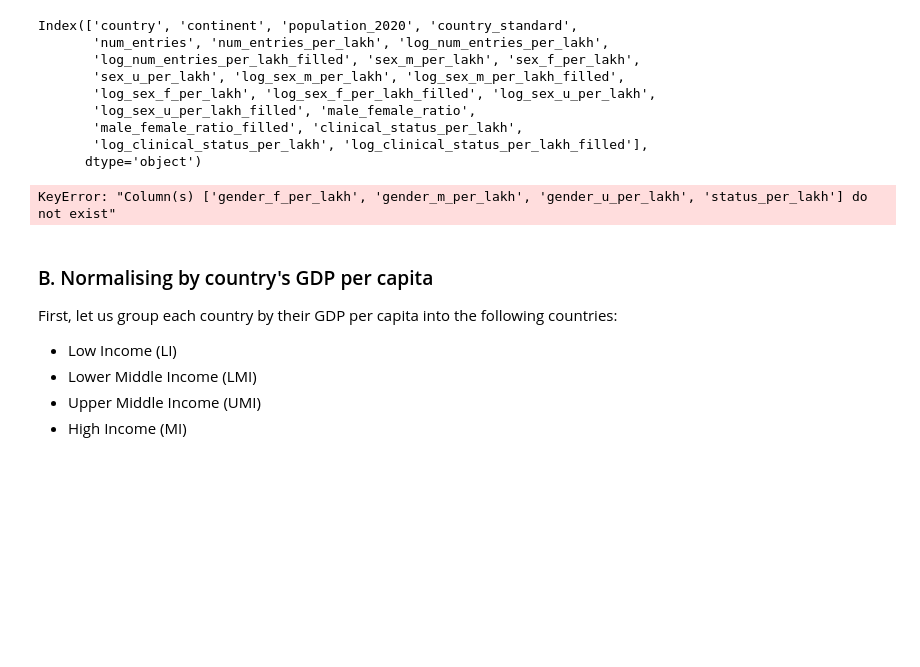
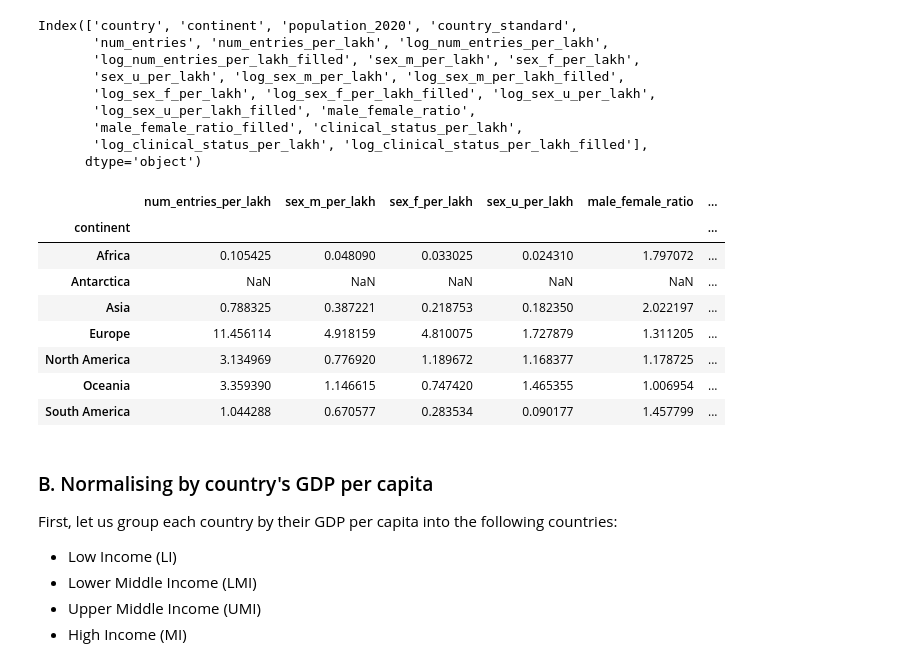
Before and after one commit to ASudu/EpiCoV_Summer25, a Jupyter notebook: src/epicov_collected_2020.ipynb, the cells around one changed output. Drawn from its saved outputs; the diff is of its cells as text; code cells hidden in the pictures; blank space fills up the shorter version.

```diff
--- a/src/epicov_collected_2020.ipynb
+++ b/src/epicov_collected_2020.ipynb
@@ -1561,10 +1561,18 @@ Index(['country', 'continent', 'population_2020', 'country_standard',
        'log_clinical_status_per_lakh', 'log_clinical_status_per_lakh_filled'],
       dtype='object')
 # %%
-df_merged.groupby("continent").agg({"num_entries_per_lakh":"mean","gender_m_per_lakh":"mean","gender_f_per_lakh":"mean",
-                                    "gender_u_per_lakh":"mean","male_female_ratio":"mean", "status_per_lakh":"mean",})
+df_merged.groupby("continent").agg({"num_entries_per_lakh":"mean","sex_m_per_lakh":"mean","sex_f_per_lakh":"mean",
+                                    "sex_u_per_lakh":"mean","male_female_ratio":"mean", "clinical_status_per_lakh":"mean",})
 # %% [output]
-KeyError: "Column(s) ['gender_f_per_lakh', 'gender_m_per_lakh', 'gender_u_per_lakh', 'status_per_lakh'] do not exist"
+|  | num_entries_per_lakh | sex_m_per_lakh | sex_f_per_lakh | sex_u_per_lakh | male_female_ratio | ... |
+| continent |  |  |  |  |  | ... |
+| Africa | 0.105425 | 0.048090 | 0.033025 | 0.024310 | 1.797072 | ... |
+| Antarctica | NaN | NaN | NaN | NaN | NaN | ... |
+| Asia | 0.788325 | 0.387221 | 0.218753 | 0.182350 | 2.022197 | ... |
+| Europe | 11.456114 | 4.918159 | 4.810075 | 1.727879 | 1.311205 | ... |
+| North America | 3.134969 | 0.776920 | 1.189672 | 1.168377 | 1.178725 | ... |
+| Oceania | 3.359390 | 1.146615 | 0.747420 | 1.465355 | 1.006954 | ... |
+| South America | 1.044288 | 0.670577 | 0.283534 | 0.090177 | 1.457799 | ... |
 # %% [markdown]
 ### B. Normalising by country's GDP per capita
 
```
Also changed, not shown: parts of 2 cells of this notebook, 39 other files.
